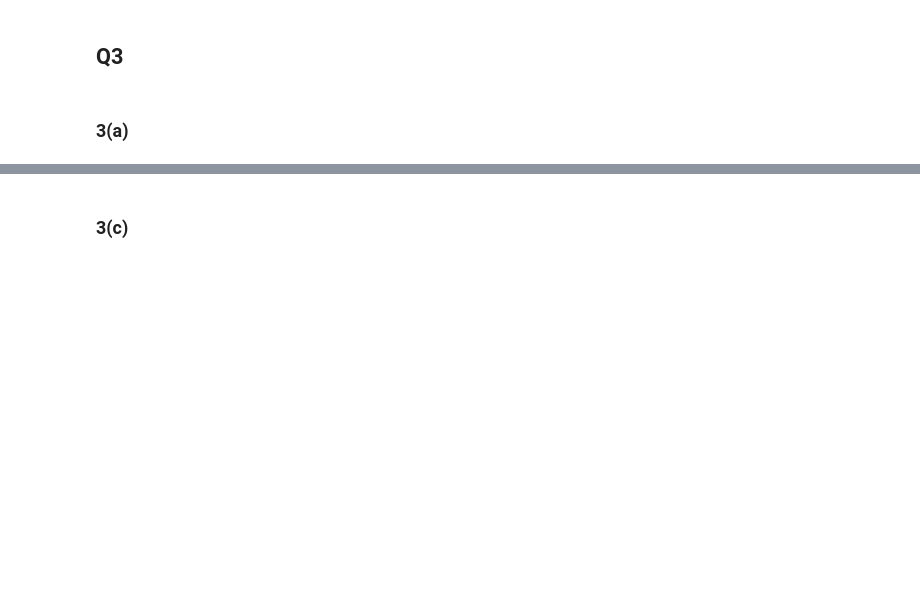
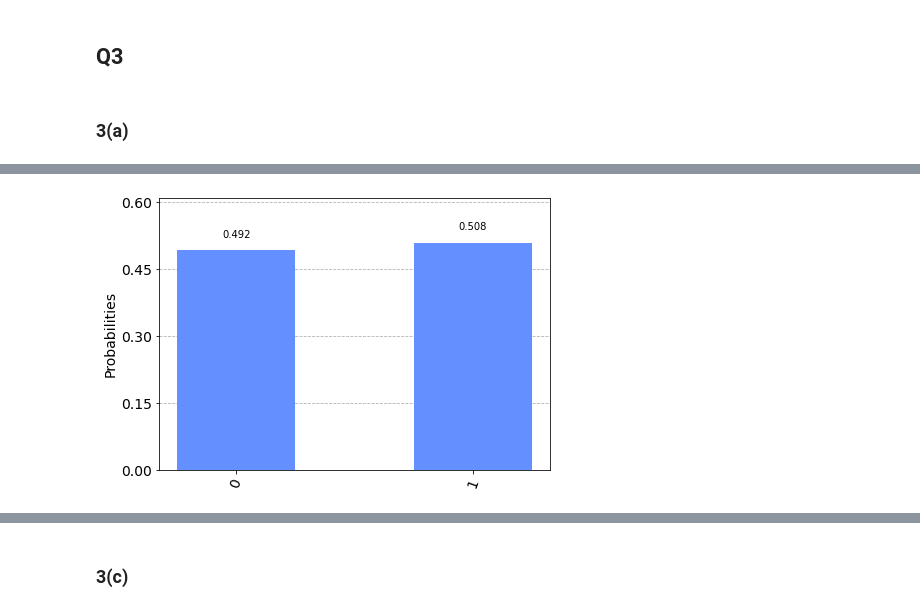
Before and after one commit to yuanchiachang/CommLab, a Jupyter notebook: Lab1/src/Lab1.ipynb, the cells around one changed output, grey strips where cells are left out. Saved outputs shown, nothing was run; the diff lists cells and outputs as text; code cells hidden in the pictures; blank space fills up the shorter version.

```diff
--- a/Lab1/src/Lab1.ipynb
+++ b/Lab1/src/Lab1.ipynb
@@ -275,0 +355,16 @@ print(statevector)
+# %%
+q = QuantumRegister(1)
+c = ClassicalRegister(1)
+circuit = QuantumCircuit(q,c)
+circuit.h(q[0])
+circuit.y(q[0])
+circuit.z(q[0])
+circuit.sdg(q[0])
+circuit.h(q[0])
+circuit.measure(q,c)
+job = execute(circuit, qasm_simulator, shots = 1024)
+result = job.result()
+counts = result.get_counts()
+plot_histogram(counts)
+# %% [output]
+[figure, added]
```
Also changed, not shown: parts of 50 cells of this notebook, 3 other files.
